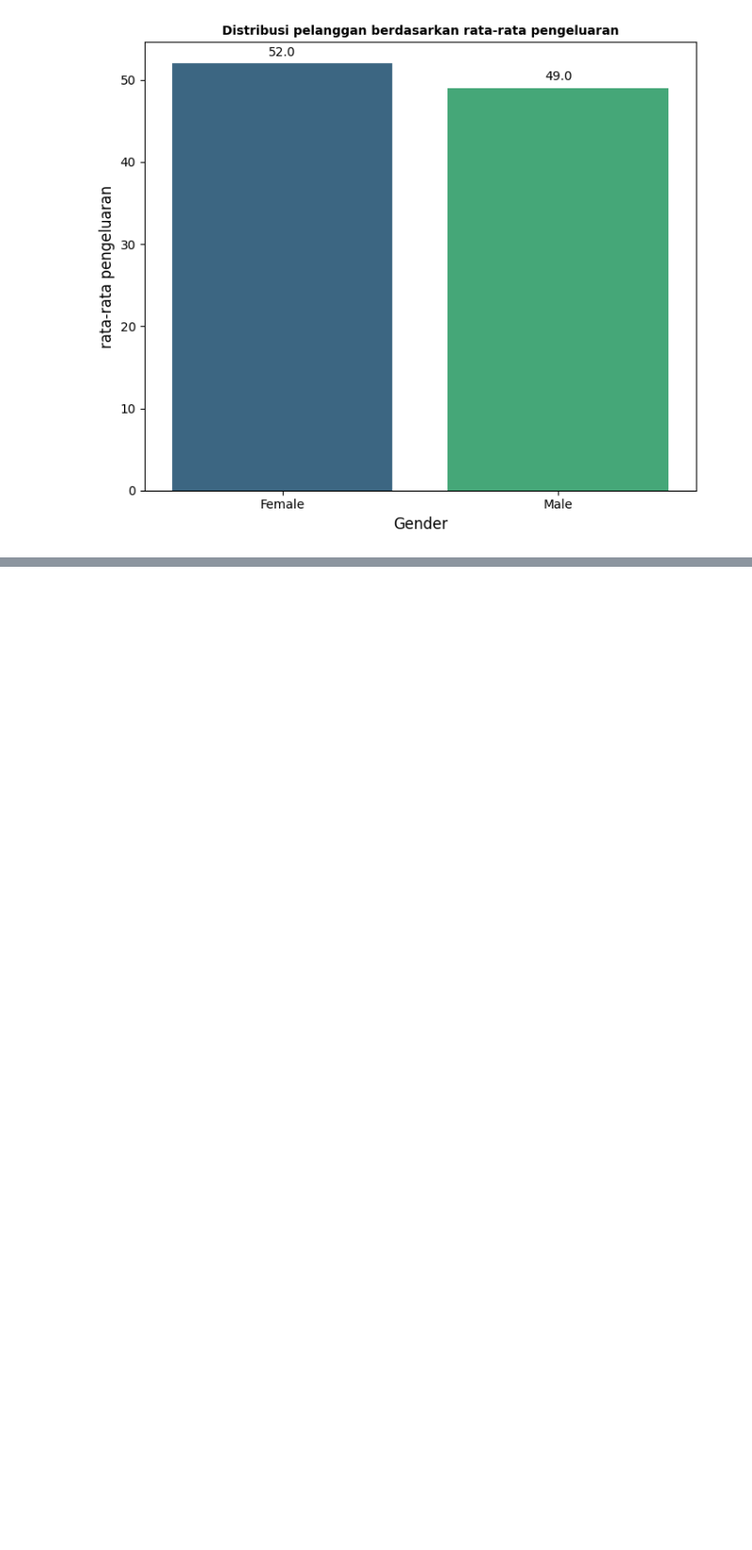
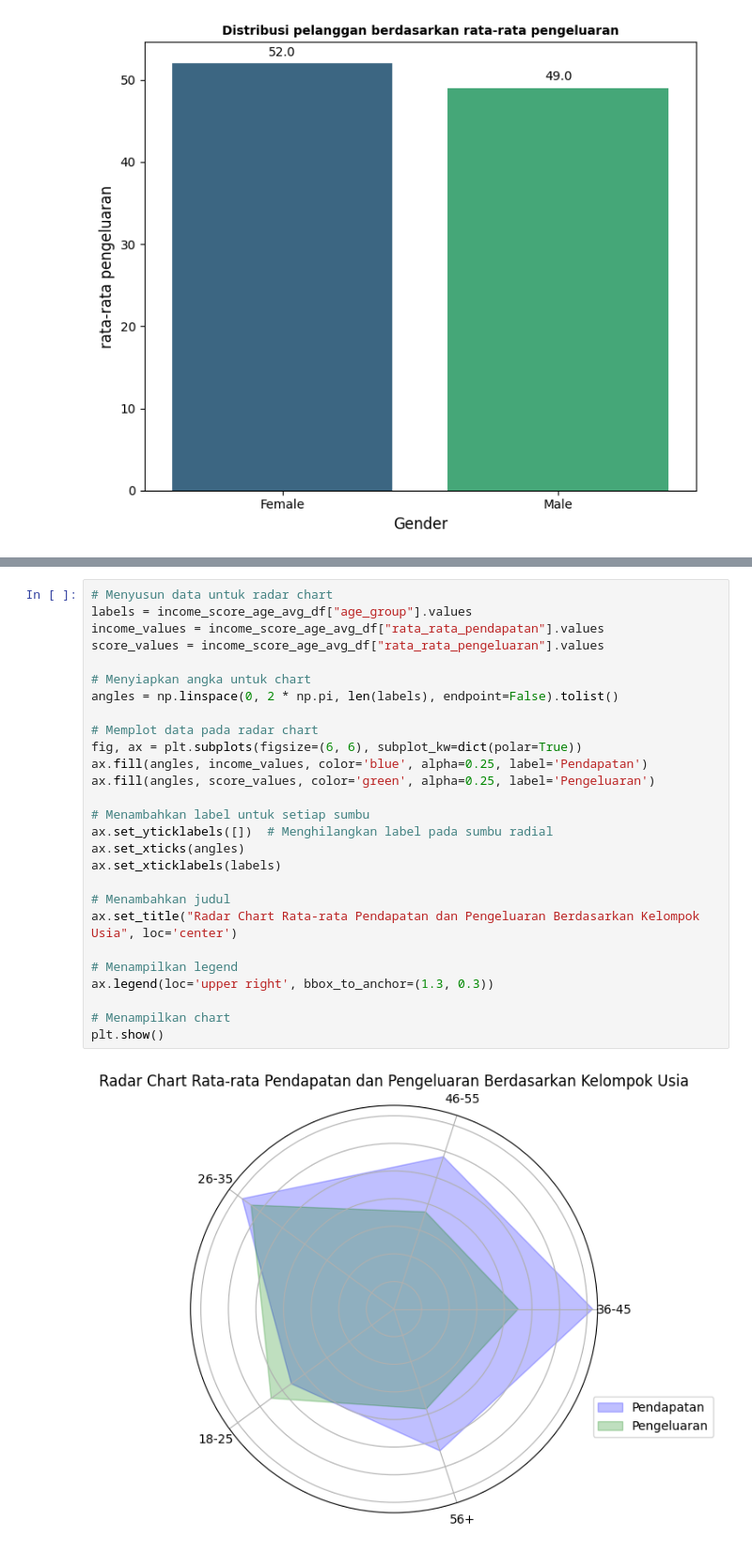
Before and after one commit to BlackBox-Ops/ML-Customer-Segmentation, a Jupyter notebook: notebooks/analisis_eda.ipynb, the cells around one changed output, grey strips where cells are left out. Shown at 94% size. Saved outputs shown, nothing was run; the diff lists cells and outputs as text; blank space fills up the shorter version.

```diff
--- a/notebooks/analisis_eda.ipynb
+++ b/notebooks/analisis_eda.ipynb
@@ -559,0 +745,29 @@ plt.show()
+# %%
+# Menyusun data untuk radar chart
+labels = income_score_age_avg_df["age_group"].values
+income_values = income_score_age_avg_df["rata_rata_pendapatan"].values
+score_values = income_score_age_avg_df["rata_rata_pengeluaran"].values
+
+# Menyiapkan angka untuk chart
+angles = np.linspace(0, 2 * np.pi, len(labels), endpoint=False).tolist()
+
+# Memplot data pada radar chart
+fig, ax = plt.subplots(figsize=(6, 6), subplot_kw=dict(polar=True))
+ax.fill(angles, income_values, color='blue', alpha=0.25, label='Pendapatan')
+ax.fill(angles, score_values, color='green', alpha=0.25, label='Pengeluaran')
+
+# Menambahkan label untuk setiap sumbu
+ax.set_yticklabels([])  # Menghilangkan label pada sumbu radial
+ax.set_xticks(angles)
+ax.set_xticklabels(labels)
+
+# Menambahkan judul
+ax.set_title("Radar Chart Rata-rata Pendapatan dan Pengeluaran Berdasarkan Kelompok Usia", loc='center')
+
+# Menampilkan legend
+ax.legend(loc='upper right', bbox_to_anchor=(1.3, 0.3))
+
+# Menampilkan chart
+plt.show()
+# %% [output]
+[figure, added]
```
Also changed, not shown: parts of 8 cells of this notebook.
